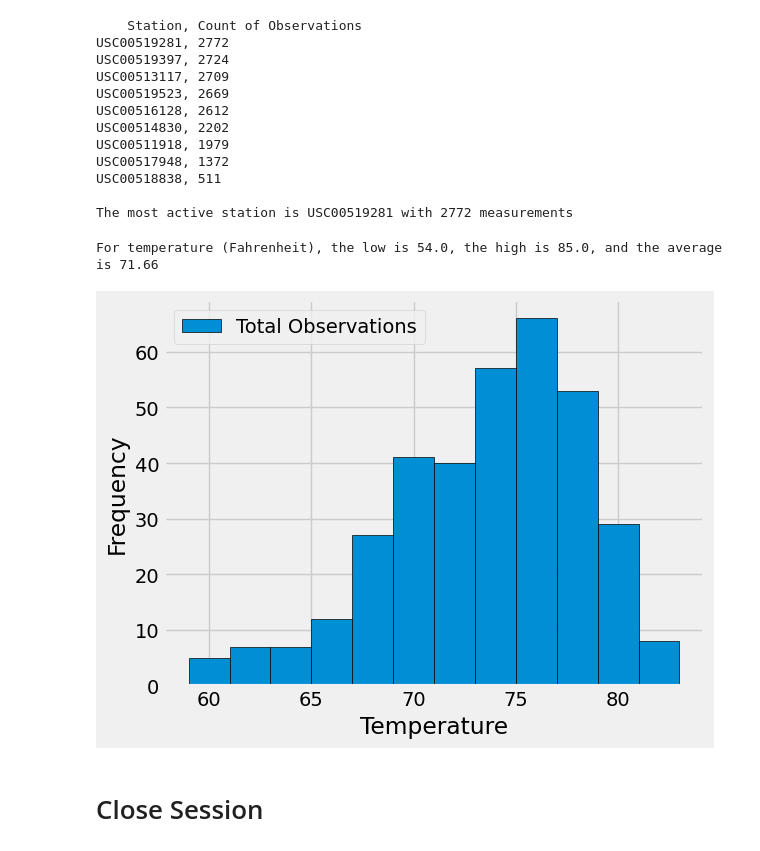
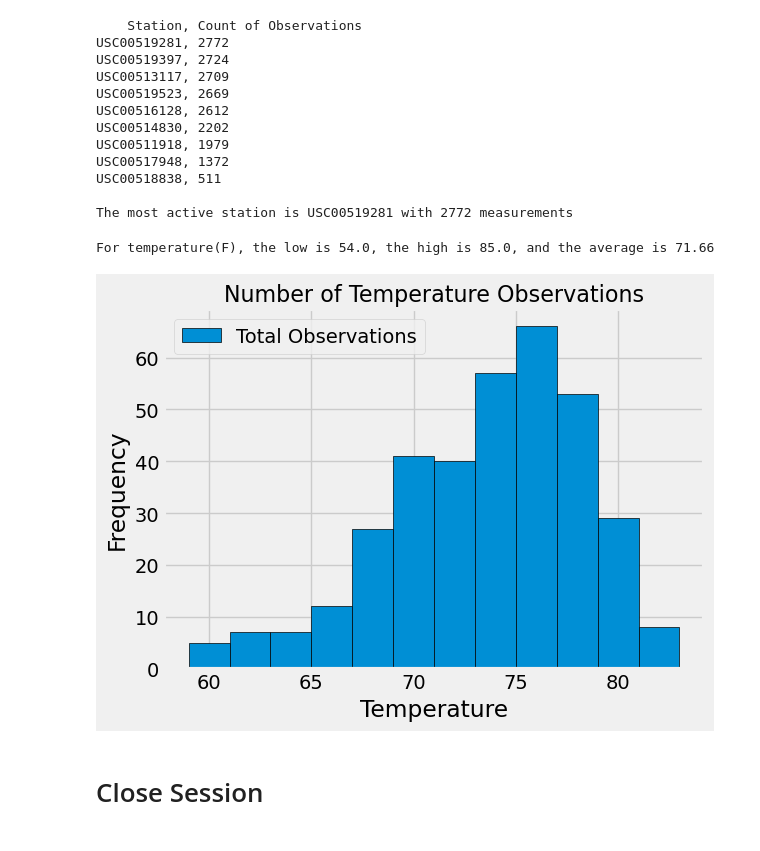
Before and after one commit to johbry17/10-sqlalchemy-challenge, a Jupyter notebook: climate.ipynb, the cells around one changed output. Saved outputs shown, nothing was run; the diff lists cells and outputs as text; code cells hidden in the pictures.

```diff
--- a/climate.ipynb
+++ b/climate.ipynb
@@ -150,39 +134,33 @@ USC00518838, 511
 The most active station is USC00519281 with 2772 measurements
 # %%
 # Using the most active station id from the previous query, calculate the lowest, highest, and average temperature.
-mt = Measurement.tobs
-low, high, avg = (
-    s.query(func.min(mt), func.max(mt), func.avg(mt)).filter(ms == mas_name).first()
-)
-print(
-    f"For temperature (Fahrenheit), the low is {low}, the high is {high}, and the average is {avg:.2f}"
-)
+low, high, avg = (s.query(func.min(mt), func.max(mt), func.avg(mt)).filter(ms == mas_name).first())
+print(f"For temperature(F), the low is {low}, the high is {high}, and the average is {avg:.2f}")
 # %% [output]
-For temperature (Fahrenheit), the low is 54.0, the high is 85.0, and the average is 71.66
+For temperature(F), the low is 54.0, the high is 85.0, and the average is 71.66
 # %%
 # Using the most active station id
 # Query the last 12 months of temperature observation data for this station and plot the results as a histogram
-year_prior = dt.date(2017, 8, 23) - dt.timedelta(days=365)
-
 q = s.query(mt).filter(ms == mas_name).filter(Measurement.date >= year_prior).all()
 
-fahrenheit = [temperature[0] for temperature in q]
+# create pandas df
+temp_df = pd.DataFrame(q, columns=["Temperature"])
 
-temp_df = pd.DataFrame(fahrenheit, columns=["Temperature"])
-
+# plot histogram
 temp_df.plot.hist(bins=12, edgecolor="black", label="tobs")
 
 # formatting
+plt.title("Number of Temperature Observations", fontsize=16)
 plt.xlabel("Temperature")
 plt.ylabel("Frequency")
 plt.legend(["Total Observations"], loc="best")
 plt.tight_layout()
 
 # save figure for Readme
 plt.savefig("Images/tobs.png")
 plt.show()
 # %% [output]
-[figure, old version]
+[figure, new version]
 # %% [markdown]
 # Close Session
 # %%
```
Also changed, not shown: parts of 6 cells of this notebook.
